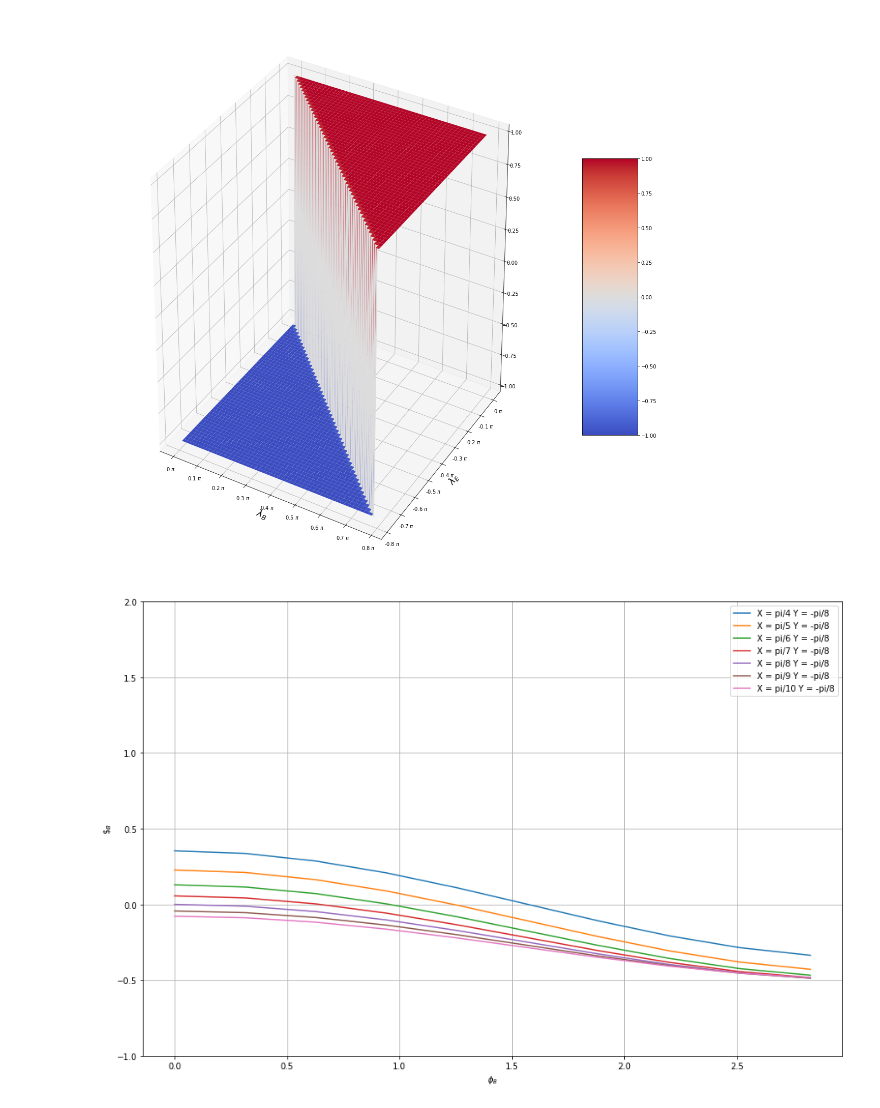
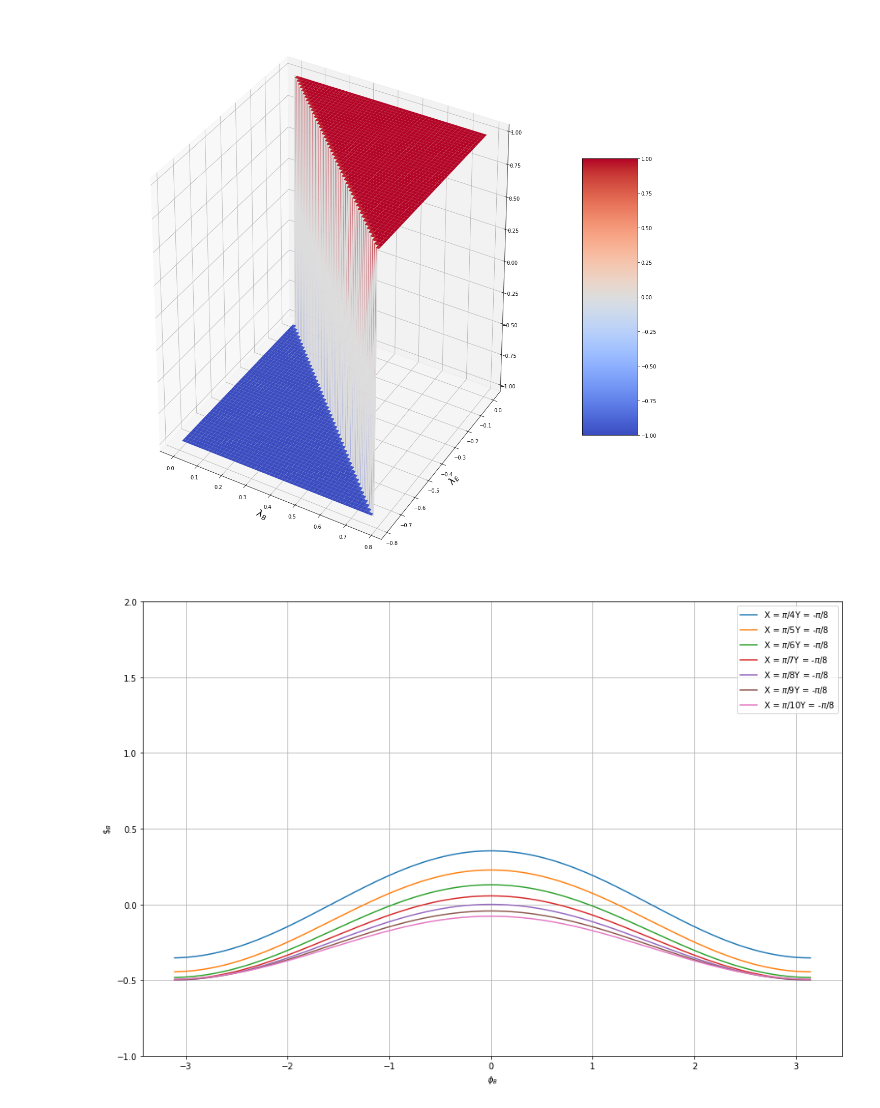
Before and after one commit to code-xD/QGT_Simulations, a Jupyter notebook: QGT_Simulation.ipynb, the cells around one changed output. Cells and saved outputs as stored; diff of their text form; code cells hidden in the pictures.

```diff
--- a/QGT_Simulation.ipynb
+++ b/QGT_Simulation.ipynb
@@ -135,30 +128,30 @@ plt.show()
 # %%
 fig = plt.figure(figsize=[15,10])
 ax = fig.gca()
 
 # Make data.
-phi = np.arange(0, pi, pi/10)
+phi = np.arange(pi, -pi, -pi/100)
 for i in np.arange(4, 11):
     Z = []
     X = pi/i
     Y = -pi/8
     for p in phi:
         Qplot = QuantumGame(1)
         Qplot.movesB = Qplot.createQuantumMoves([[X, p]])
         Qplot.movesE = Qplot.createRealMoves([Y])
         Qplot.calculateOutcome()
         Z.append(Qplot.magQubit(1,0))
     Z = np.asarray(Z)
-    plt.plot(phi, Z, label = f"X = pi/{i} Y = -pi/8")
+    plt.plot(phi, Z, label = "X = " + r"$\pi$/" + str(i) + "Y = -" + r"$\pi$/8")
 
 # naming the x axis
 plt.xlabel(r'$\phi_{B}$')
 # naming the y axis
 plt.ylabel(r'$\$_{B}$')
 plt.grid()
 # show a legend on the plot
 ax.set_ylim(-1, 2)
 plt.legend()
 plt.show()
 # %% [output]
-[figure, old version]
+[figure, new version]
```
Also changed, not shown: parts of 1 cell of this notebook.
